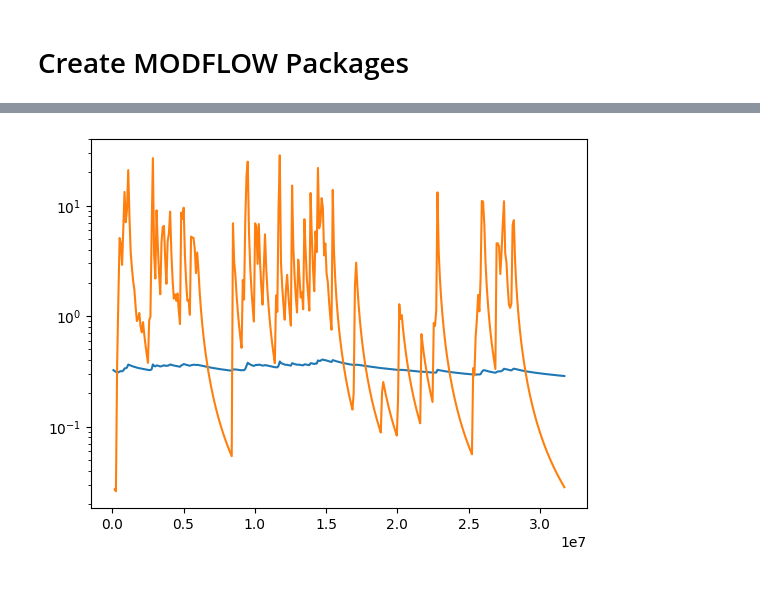
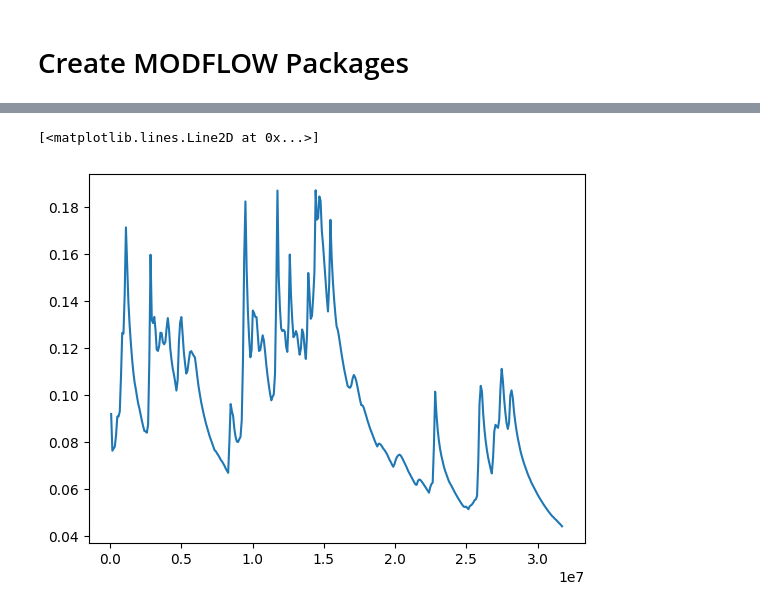
Before and after one commit to iGW-TU-Dresden/CFPy, a Jupyter notebook: vlab/VLAB_03.ipynb, the cells around one changed output, grey strips where cells are left out. Drawn from its saved outputs; the diff is of its cells as text; code cells hidden in the pictures.

```diff
--- a/vlab/VLAB_03.ipynb
+++ b/vlab/VLAB_03.ipynb
@@ -513,14 +451,31 @@ i.e., whether branches are correctly isolated or ifthey got connected during pro
 # Create MODFLOW Packages
 # %%
 # Get the modflow indices for spring
-col_idx_spring, row_idx_spring = position_to_index(o_x, o_y)
-idxs_spring = [int(col_idx_spring), int(row_idx_spring), 1]
+# get the first spring only
+idxs_spring_pk = np.argwhere(~np.isnan(outlets))[0]
+# reverse column and row index and add 1 to conform with modflow
+idxs_spring = [int(idxs_spring_pk[1] + 1), int(idxs_spring_pk[0] + 1), 1]
 
 print(idxs_spring)
 
 # Get the modflow indices for inlet
-col_idx_inlet, row_idx_inlet = position_to_index(in_x_0, in_y_0)
-idxs_inlet = [int(col_idx_inlet), int(row_idx_inlet), 1]
+# Store the nodes in a DataFrame
+df = pd.DataFrame.from_dict(
+    app.model.vectors['nodes'],
+    orient='index',
+    columns=['x', 'y', 'z', 'type'],
+)
+# get inlet locations
+df = df[df["type"] == "inlet"]
+
+# get indices
+idxs_inlet = []
+for i in df.iterrows():
+    x = i[1]["x"]
+    y = i[1]["y"]
+
+    col, row = app.model.grid.get_indices((x, y))
+    idxs_inlet.append([int(col[0]) + 1, n_rows - int(row[0]), 1])
 
 print(idxs_inlet)
 
@@ -836,13 +788,21 @@ plt.colorbar(label="Head [m]")
 # %%
-# get conduit flow
+# get spring index
+node_data_arr = np.array(nbr_data[2])
+idx = np.where((node_data_arr == idxs_spring).all(axis=1))[0] + 1 # add 1 for file name
 
+# string
+str_ = str(idx[0]).zfill(8)
+
+# get node flows
 flows = pd.read_fwf(
-    os.path.join(path, "TUBE00000003.OUT")
+    os.path.join(path, "NODE" + str_ + ".OUT")
 )
 
+Q_out = flows["QMAT"] + flows["QCADS"] + flows["QTUB1"] + flows["QTUB2"] \
+    + flows["QTUB3"] + flows["QTUB4"] + flows["QTUB5"] + flows["QTUB6"]
+
 fig, ax = plt.subplots()
-ax.plot(flows[flows.columns[0]], flows[flows.columns[1]])
-ax.plot(flows[flows.columns[0]][1:], recharge_ts)
-ax.set_yscale("log")
+ax.plot(flows[flows.columns[0]], Q_out)
 # %% [output]
+[<matplotlib.lines.Line2D at 0x...>]
-[figure, old version]
+[figure, new version]
```
Also changed, not shown: parts of 15 cells of this notebook, 2 other files.
